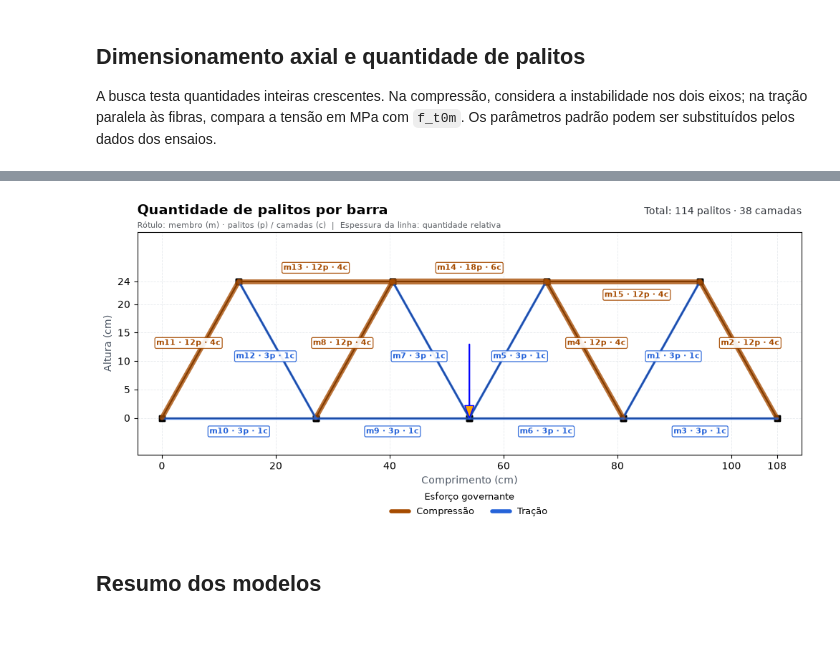
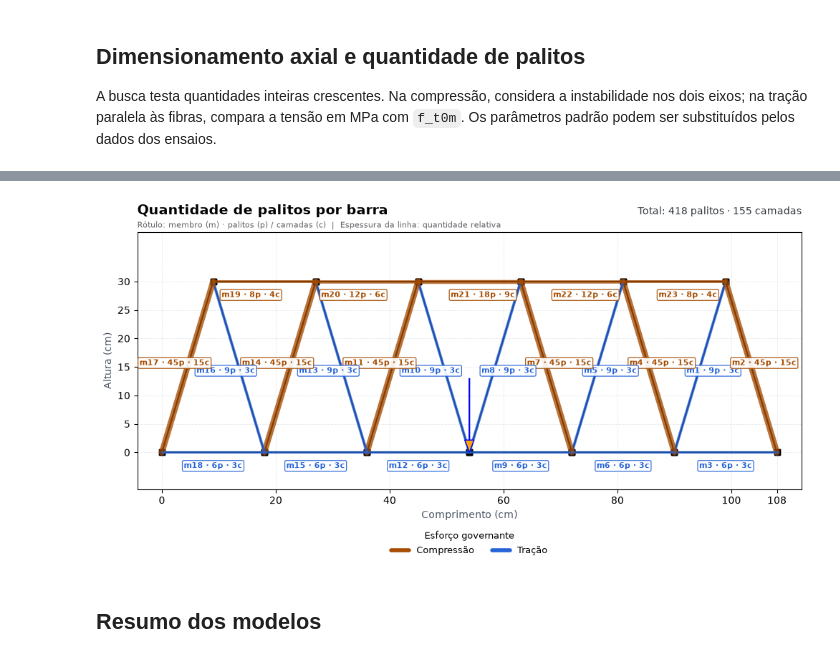
Before and after one commit to aliranTi/ftool-parser-python, a Jupyter notebook: notebook.ipynb, the cells around one changed output, grey strips where cells are left out. Drawn from its saved outputs; the diff is of its cells as text; code cells hidden in the pictures; blank space fills up the shorter version.

```diff
--- a/notebook.ipynb
+++ b/notebook.ipynb
@@ -23,6 +23,7 @@ from src.parser import FtlParser
 from src.stick_sizing import (
     StickGeometry,
     StickSizingConfig,
+    StickSizingError,
     check_compression_section,
     check_tension_section,
     required_layers_for_tension,
@@ -36,9 +37,9 @@ from src.visualizer import (
 )
 
 INPUT_DIR = Path("inputs")
-SELECTED_BRIDGE = "ponte_4.ftl"
+SELECTED_BRIDGE = "ponte_5.ftl"
 files = sorted(INPUT_DIR.glob("ponte_*.ftl"))
-assert len(files) == 4, f"Esperava 4 arquivos, encontrei {len(files)}"
+assert len(files) == 5, f"Esperava 5 arquivos, encontrei {len(files)}"
 
 parsers = {path.name: FtlParser(path) for path in files}
 models = {name: parser.parse() for name, parser in parsers.items()}
@@ -67,9 +68,14 @@ expected_models = {
         "loaded": (0.0, 0.0), "load_fy": -2_000.0,
     },
     "ponte_4.ftl": {
-        "dimensions": 0, "nodes": 9, "members": 15,
+        "dimensions": 4, "nodes": 13, "members": 23,
         "pinned": (1.08, 0.0), "roller": (0.0, 0.0),
-        "loaded": (0.54, 0.0), "load_fy": -700.0,
+        "loaded": (0.54, 0.0), "load_fy": -2000.0,
+    },
+    "ponte_5.ftl": {
+        "dimensions": 4, "nodes": 13, "members": 23,
+        "pinned": (1.08, 0.0), "roller": (0.0, 0.0),
+        "loaded": (0.54, 0.0), "load_fy": -2000.0,
     },
 }
 
@@ -77,7 +83,7 @@ for name, model in models.items():
     expected = expected_models[name]
 
     assert len(model.materials) == 1
-    assert len(model.sections) == (1 if name == "ponte_4.ftl" else 2)
+    assert len(model.sections) == (1 if name in ("ponte_4.ftl", "ponte_5.ftl") else 2)
     assert len(model.point_loads) == 1
     assert len(model.dimensions) == expected["dimensions"]
     assert len(model.nodes) == expected["nodes"]
@@ -89,6 +95,8 @@ for name, model in models.items():
     assert isclose(material.elasticity, 13e9 if is_four else 7.35e9)
     assert isclose(material.weight, 10_000.0)
     expected_sections = [(0.00194, 0.00858)] if is_four else [(0.00784, 0.0), (0.00784, 0.00185)]
+    if name == "ponte_5.ftl":
+        expected_sections = [(0.00784, 0.00185)]
     for section, (width, thickness) in zip(model.sections, expected_sections):
         assert isclose(section.width, width)
         assert isclose(section.thickness, thickness)
@@ -304,13 +328,16 @@ ponte_4.ftl 38 114
   ]
 }
 # %%
-_ = plot_stick_sizing(
-    models[SELECTED_BRIDGE],
-    sizing_reports[SELECTED_BRIDGE],
-    scale=0.6,
-)
+if SELECTED_BRIDGE in sizing_reports:
+    _ = plot_stick_sizing(
+        models[SELECTED_BRIDGE],
+        sizing_reports[SELECTED_BRIDGE],
+        scale=0.6,
+    )
+else:
+    print("Grafico de palitos indisponivel: dimensionamento nao atende aos criterios atuais.")
 # %% [output]
-[figure, old version]
+[figure, new version]
 # %% [markdown]
 ## Resumo dos modelos
 # %%
```
Also changed, not shown: parts of 8 cells of this notebook, 24 other files.
